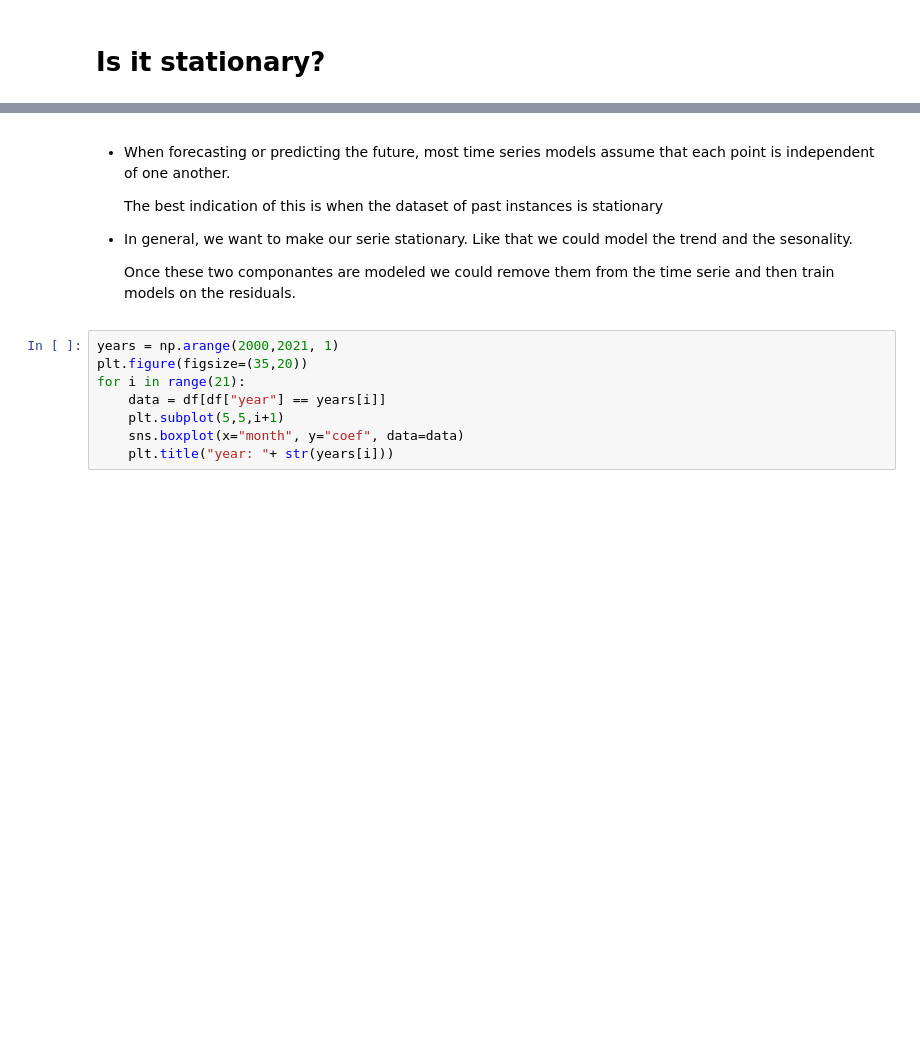
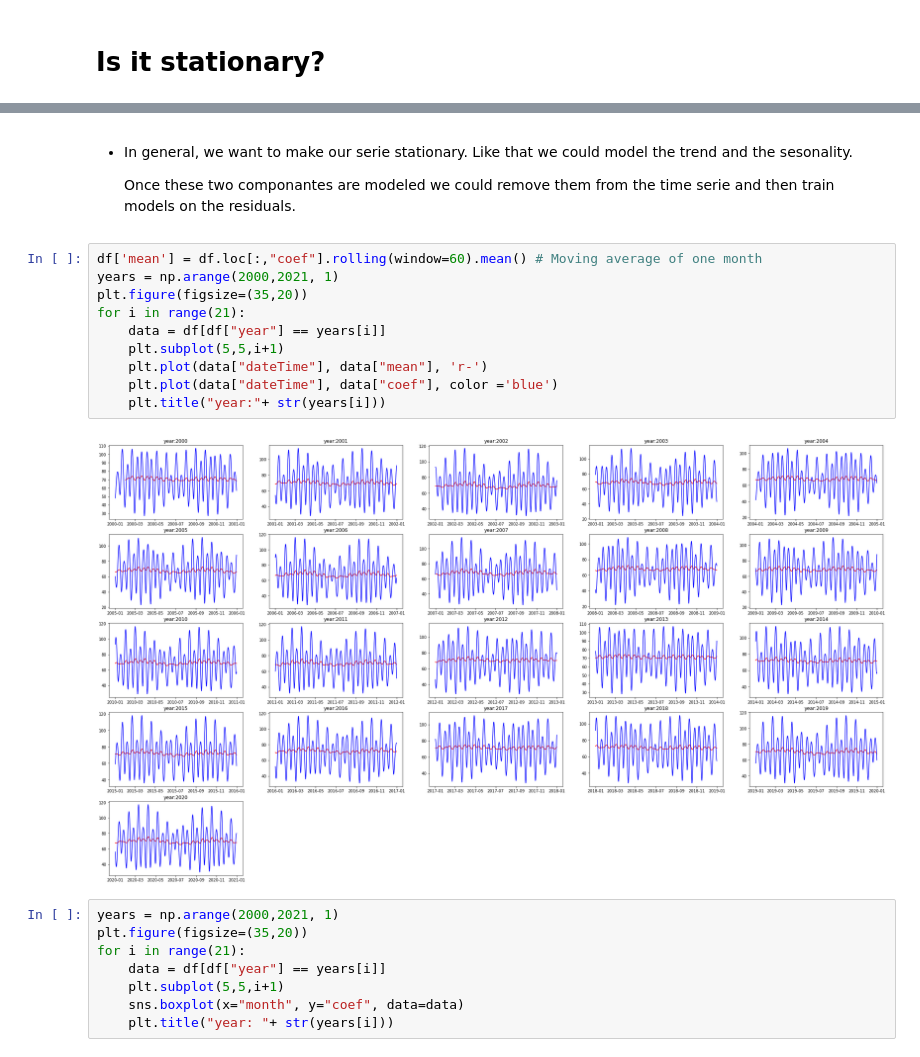
Before and after one commit to otmane-el-aloi/Prediction-of-tidal-coefficients, a Jupyter notebook: dataAnalysisOtmane.ipynb, the cells around one changed output, grey strips where cells are left out. Saved outputs shown, nothing was run; the diff lists cells and outputs as text; blank space fills up the shorter version.

Commit message:
First proof of concept model RF

```diff
--- a/dataAnalysisOtmane.ipynb
+++ b/dataAnalysisOtmane.ipynb
@@ -122,11 +189,20 @@ Strange??
 # %% [markdown]
-- When forecasting or predicting the future, most time series models assume that each point is independent of one another.
-
-    The best indication of this is when the dataset of past instances is stationary
 - In general, we want to make our serie stationary.
     Like that we could model the trend and the sesonality.
 
     Once these two componantes are modeled we could remove them from the time serie and then train models on the residuals.
+# %%
+df['mean'] = df.loc[:,"coef"].rolling(window=60).mean() # Moving average of one month
+years = np.arange(2000,2021, 1)
+plt.figure(figsize=(35,20))
+for i in range(21):
+    data = df[df["year"] == years[i]]
+    plt.subplot(5,5,i+1)
+    plt.plot(data["dateTime"], data["mean"], 'r-')
+    plt.plot(data["dateTime"], data["coef"], color ='blue')
+    plt.title("year:"+ str(years[i]))
+# %% [output]
+[figure, added]
 # %%
 years = np.arange(2000,2021, 1)
 plt.figure(figsize=(35,20))
```
Also changed, not shown: parts of 51 cells of this notebook, 1 other file.
